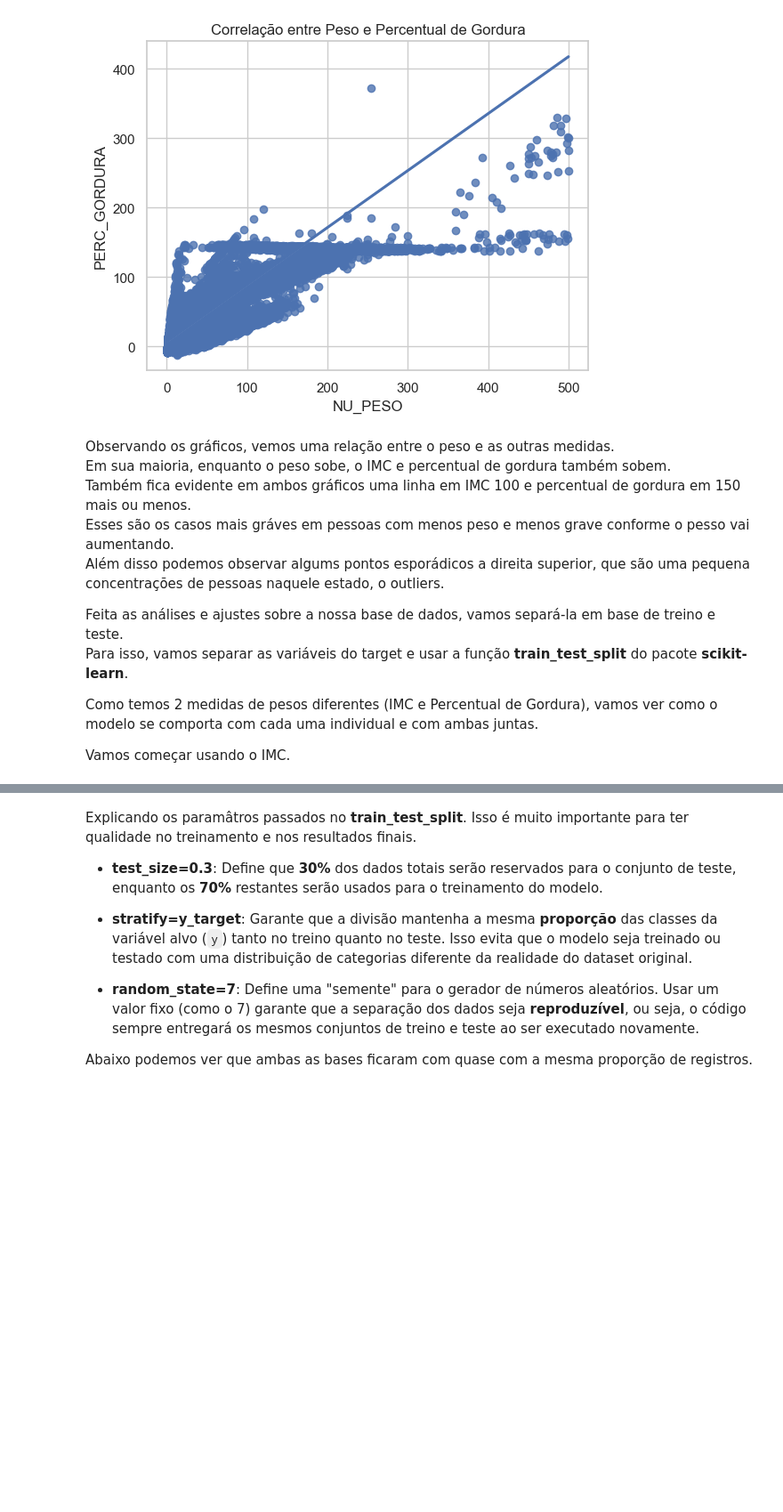
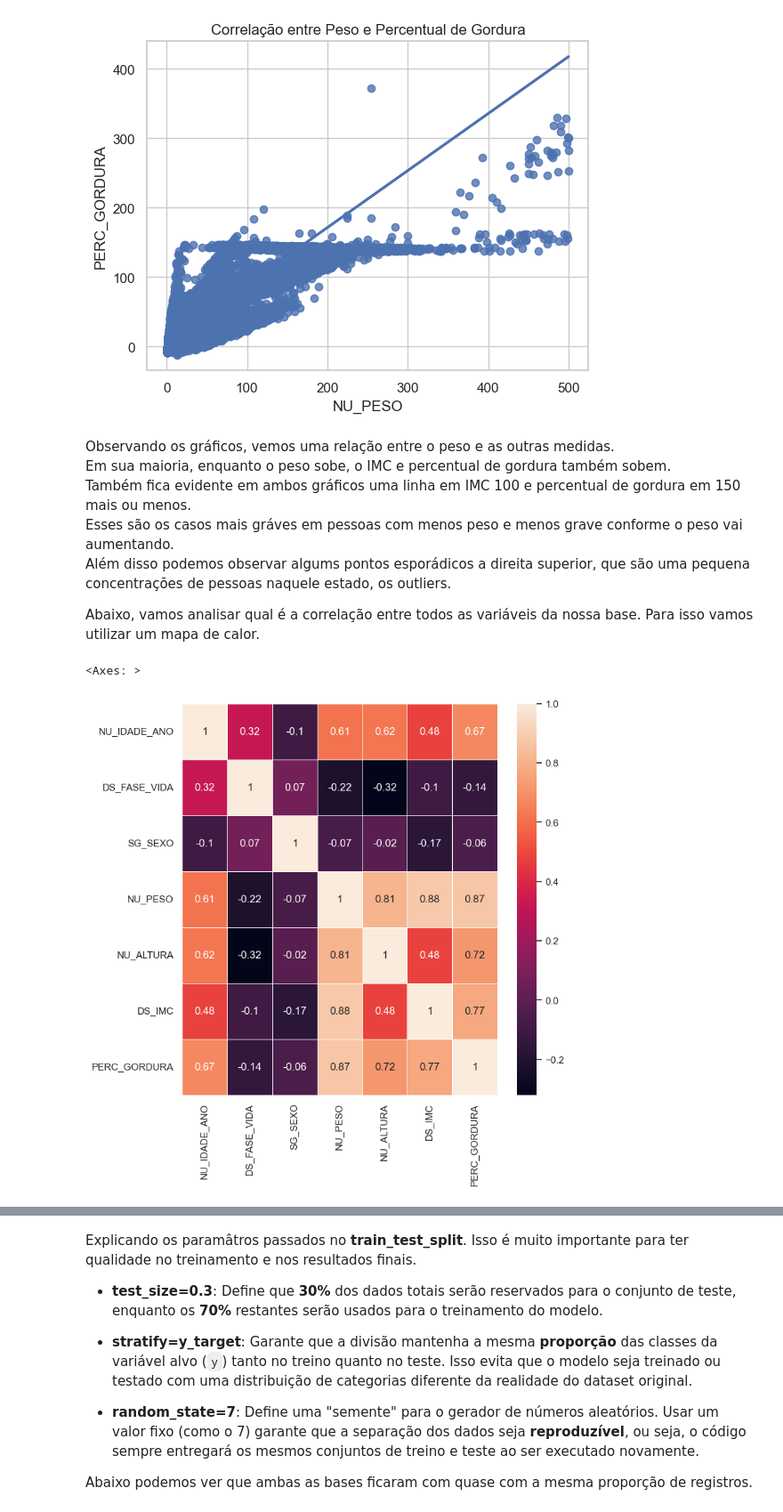
Before and after one commit to vagner-nascimento/fiap-pos-ia-para-devs-fase1-tech-challenge, a Jupyter notebook: main.ipynb, the cells around one changed output, grey strips where cells are left out. Shown at 89% size. Drawn from its saved outputs; the diff is of its cells as text; code cells hidden in the pictures; blank space fills up the shorter version.

Commit message:
adicionado grafico de correlação das variáveis

```diff
--- a/main.ipynb
+++ b/main.ipynb
@@ -845,12 +842,16 @@ plt.show()
 Observando os gráficos, vemos uma relação entre o peso e as outras medidas.
 Em sua maioria, enquanto o peso sobe, o IMC e percentual de gordura também sobem.
 Também fica evidente em ambos gráficos uma linha em IMC 100 e percentual de gordura em 150 mais ou menos.
-Esses são os casos mais gráves em pessoas com menos peso e menos grave conforme o pesso vai aumentando.
-Além disso podemos observar algums pontos esporádicos a direita superior, que são uma pequena concentrações de pessoas naquele estado, o outliers.
+Esses são os casos mais gráves em pessoas com menos peso e menos grave conforme o peso vai aumentando.
+Além disso podemos observar algums pontos esporádicos a direita superior, que são uma pequena concentrações de pessoas naquele estado, os outliers.
 
-Feita as análises e ajustes sobre a nossa base de dados, vamos separá-la em base de treino e teste.
-Para isso, vamos separar as variáveis do target e usar a função **train_test_split** do pacote **scikit-learn**.
-
-Como temos 2 medidas de pesos diferentes (IMC e Percentual de Gordura), vamos ver como o modelo se comporta com cada uma individual e com ambas juntas.
-
-Vamos começar usando o IMC.
+Abaixo, vamos analisar qual é a correlação entre todos as variáveis da nossa base. Para isso vamos utilizar um mapa de calor.
+# %%
+only_vars = clean_target_encoded_dataset.drop("ESTADO_NUTRI", axis=1)
+correlation_matrix = only_vars.corr().round(2)
+
+_, ax = plt.subplots(figsize=(8,8))
+sns.heatmap(data=correlation_matrix, annot=True, linewidths=.5, ax=ax)
+# %% [output]
+<Axes: >
+[figure, added]
```
Also changed, not shown: parts of 11 cells of this notebook.
